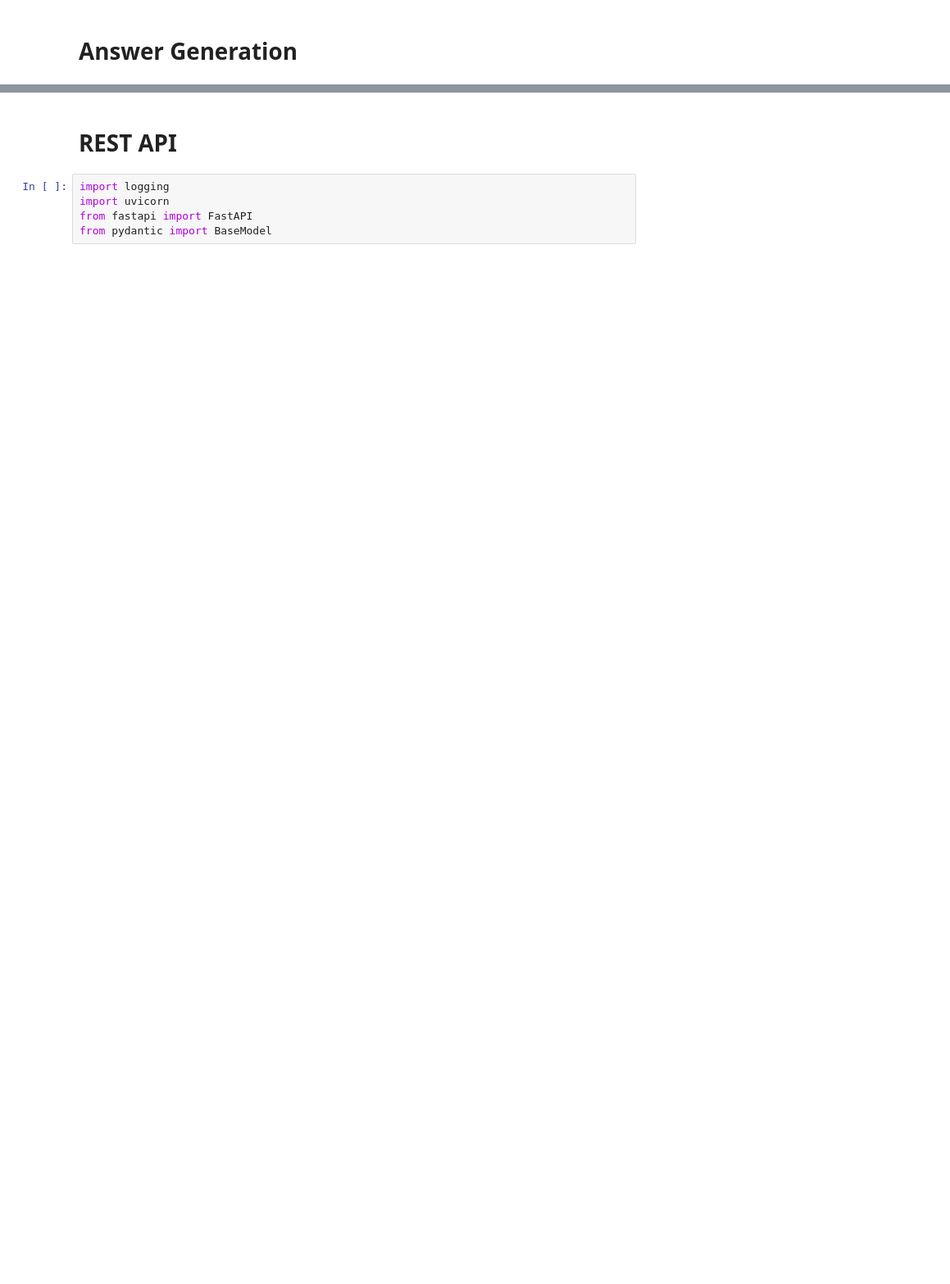
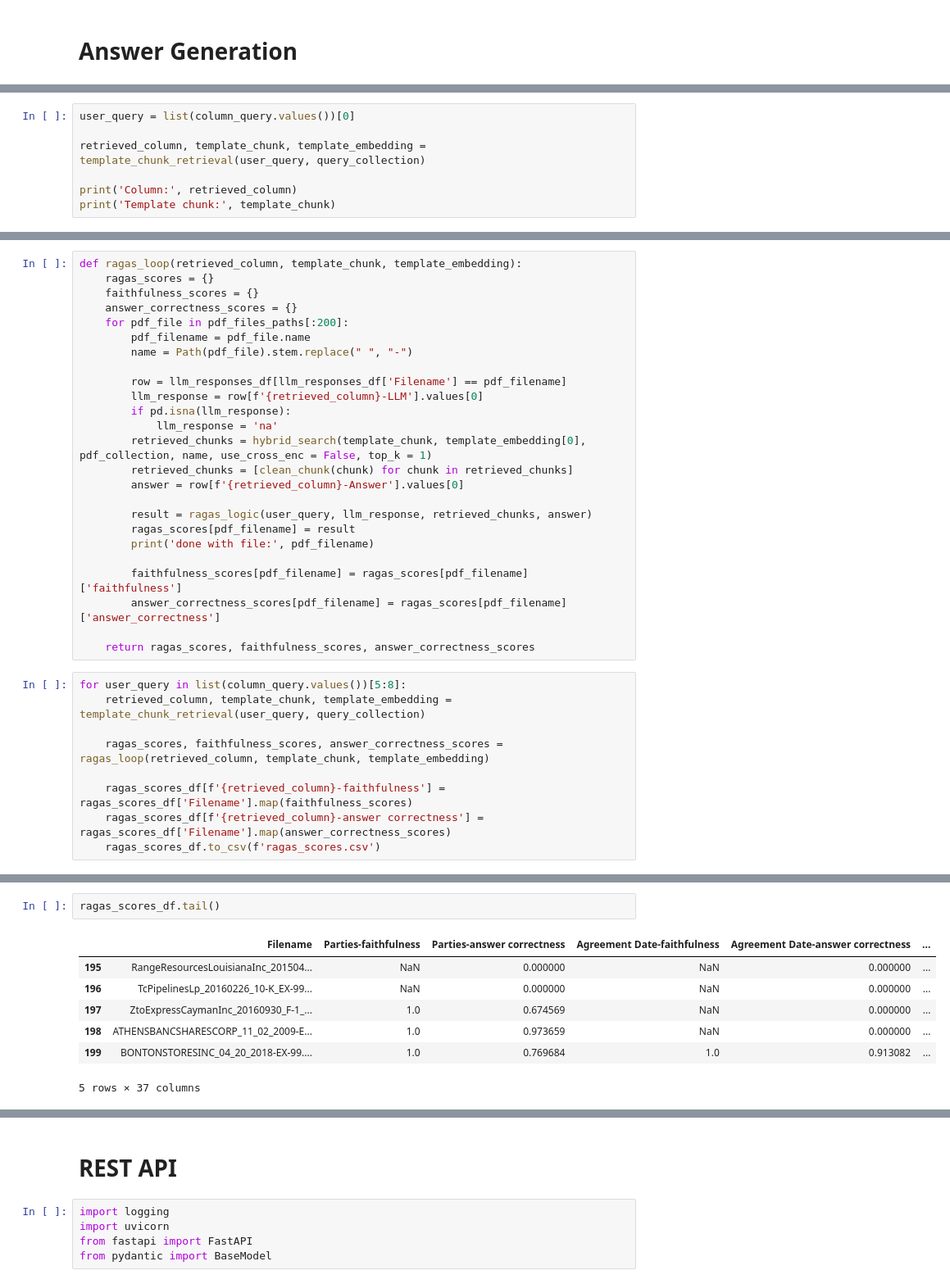
Before and after one commit to burning-river/Atticus-RAG, a Jupyter notebook: atticus.ipynb, the cells around one changed output, grey strips where cells are left out. Shown at 82% size. Cells and saved outputs as stored; diff of their text form; blank space fills up the shorter version.

Commit message:
ragas

```diff
--- a/atticus.ipynb
+++ b/atticus.ipynb
@@ -713,0 +1071,7 @@ llm_responses_df.to_csv(f'LLM_responses_{column}.csv')
+# %%
+user_query = list(column_query.values())[0]
+
+retrieved_column, template_chunk, template_embedding = template_chunk_retrieval(user_query, query_collection)
+
+print('Column:', retrieved_column)
+print('Template chunk:', template_chunk)
@@ -713,0 +1086,34 @@ llm_responses_df.to_csv(f'LLM_responses_{column}.csv')
+# %%
+def ragas_loop(retrieved_column, template_chunk, template_embedding):
+    ragas_scores = {}
+    faithfulness_scores = {}
+    answer_correctness_scores = {}
+    for pdf_file in pdf_files_paths[:200]:
+        pdf_filename = pdf_file.name
+        name = Path(pdf_file).stem.replace(" ", "-")
+
+        row = llm_responses_df[llm_responses_df['Filename'] == pdf_filename]
+        llm_response = row[f'{retrieved_column}-LLM'].values[0]
+        if pd.isna(llm_response):
+            llm_response = 'na'
+        retrieved_chunks = hybrid_search(template_chunk, template_embedding[0], pdf_collection, name, use_cross_enc = False, top_k = 1)
+        retrieved_chunks = [clean_chunk(chunk) for chunk in retrieved_chunks]
+        answer = row[f'{retrieved_column}-Answer'].values[0]
+
+        result = ragas_logic(user_query, llm_response, retrieved_chunks, answer)
+        ragas_scores[pdf_filename] = result
+        print('done with file:', pdf_filename)
+
+        faithfulness_scores[pdf_filename] = ragas_scores[pdf_filename]['faithfulness']
+        answer_correctness_scores[pdf_filename] = ragas_scores[pdf_filename]['answer_correctness']
+
+    return ragas_scores, faithfulness_scores, answer_correctness_scores
+# %%
+for user_query in list(column_query.values())[5:8]:
+    retrieved_column, template_chunk, template_embedding = template_chunk_retrieval(user_query, query_collection)
+
+    ragas_scores, faithfulness_scores, answer_correctness_scores = ragas_loop(retrieved_column, template_chunk, template_embedding)
+
+    ragas_scores_df[f'{retrieved_column}-faithfulness'] = ragas_scores_df['Filename'].map(faithfulness_scores)
+    ragas_scores_df[f'{retrieved_column}-answer correctness'] = ragas_scores_df['Filename'].map(answer_correctness_scores)
+    ragas_scores_df.to_csv(f'ragas_scores.csv')
@@ -713,0 +1165,10 @@ llm_responses_df.to_csv(f'LLM_responses_{column}.csv')
+# %%
+ragas_scores_df.tail()
+# %% [output]
+|  | Filename | Parties-faithfulness | Parties-answer correctness | Agreement Date-faithfulness | Agreement Date-answer correctness | ... |
+| 195 | RangeResourcesLouisianaInc_201504... | NaN | 0.000000 | NaN | 0.000000 | ... |
+| 196 | TcPipelinesLp_20160226_10-K_EX-99... | NaN | 0.000000 | NaN | 0.000000 | ... |
+| 197 | ZtoExpressCaymanInc_20160930_F-1_... | 1.0 | 0.674569 | NaN | 0.000000 | ... |
+| 198 | ATHENSBANCSHARESCORP_11_02_2009-E... | 1.0 | 0.973659 | NaN | 0.000000 | ... |
+| 199 | BONTONSTORESINC_04_20_2018-EX-99.... | 1.0 | 0.769684 | 1.0 | 0.913082 | ... |
+5 rows × 37 columns
```
Also changed, not shown: parts of 120 cells of this notebook.
